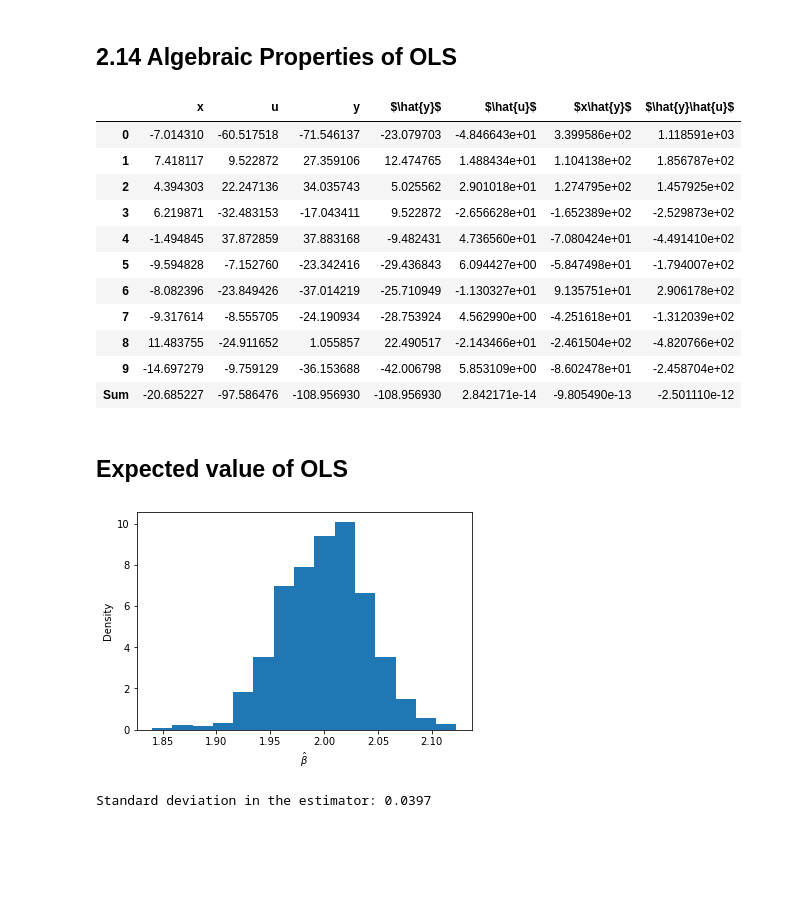
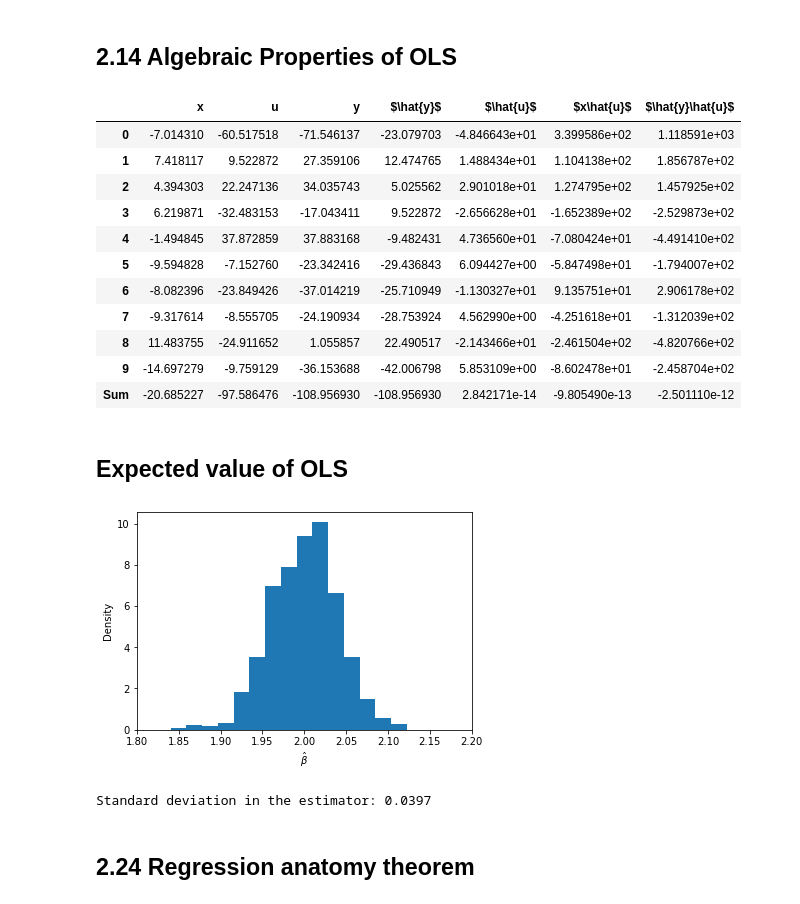
Before and after one commit to alexanderthclark/Causal-Inference-Mixtape, a Jupyter notebook: ProbabilityAndRegressionReview.ipynb, the cells around one changed output. Cells and saved outputs as stored; diff of their text form; code cells hidden in the pictures; blank space fills up the shorter version.

```diff
--- a/ProbabilityAndRegressionReview.ipynb
+++ b/ProbabilityAndRegressionReview.ipynb
@@ -141,14 +141,14 @@ df = df.append(pd.DataFrame(data = df.sum(), columns = ['Sum']).T)
 # clean up titles for display
 renamings = { 'yhat': '$\hat{y}$',
               'uhat': '$\hat{u}$',
-             'xuhat': '$x\hat{y}$',
+             'xuhat': '$x\hat{u}$',
           'yhatuhat': '$\hat{y}\hat{u}$'}
 
 df.rename(columns = renamings, inplace = True)
 
 df
 # %% [output]
-|  | x | u | y | $\hat{y}$ | $\hat{u}$ | $x\hat{y}$ | $\hat{y}\hat{u}$ |
+|  | x | u | y | $\hat{y}$ | $\hat{u}$ | $x\hat{u}$ | $\hat{y}\hat{u}$ |
 | 0 | -7.014310 | -60.517518 | -71.546137 | -23.079703 | -4.846643e+01 | 3.399586e+02 | 1.118591e+03 |
 | 1 | 7.418117 | 9.522872 | 27.359106 | 12.474765 | 1.488434e+01 | 1.104138e+02 | 1.856787e+02 |
 | 2 | 4.394303 | 22.247136 | 34.035743 | 5.025562 | 2.901018e+01 | 1.274795e+02 | 1.457925e+02 |
@@ -185,12 +185,15 @@ for sim in range(1000):
 # %%
 plt.hist(simulated_betas, density = True, bins = 15)
 plt.xlabel(r"$\hat{\beta}$")
 plt.ylabel("Density")
+plt.xlim([1.8,2.2])
 plt.show()
 # %% [output]
-[figure, old version]
+[figure, new version]
 # %%
 print('Standard deviation in the estimator:',
               round(np.std(simulated_betas),4))
 # %% [output]
 Standard deviation in the estimator: 0.0397
+# %% [markdown]
+## 2.24 Regression anatomy theorem
```
Also changed, not shown: parts of 6 cells of this notebook.
